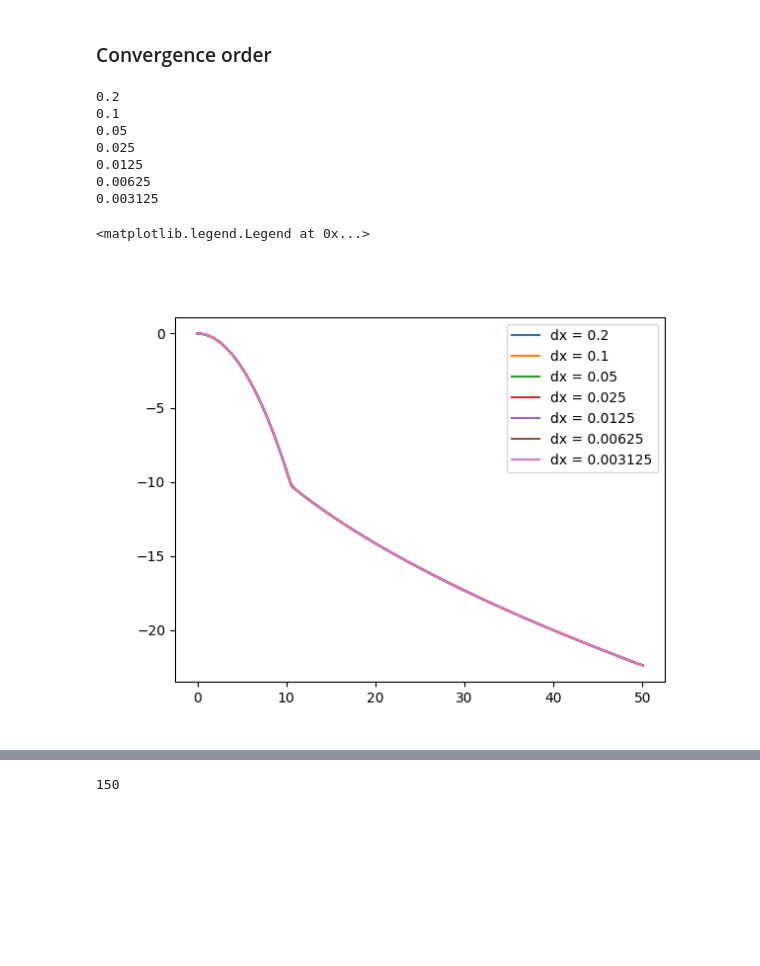
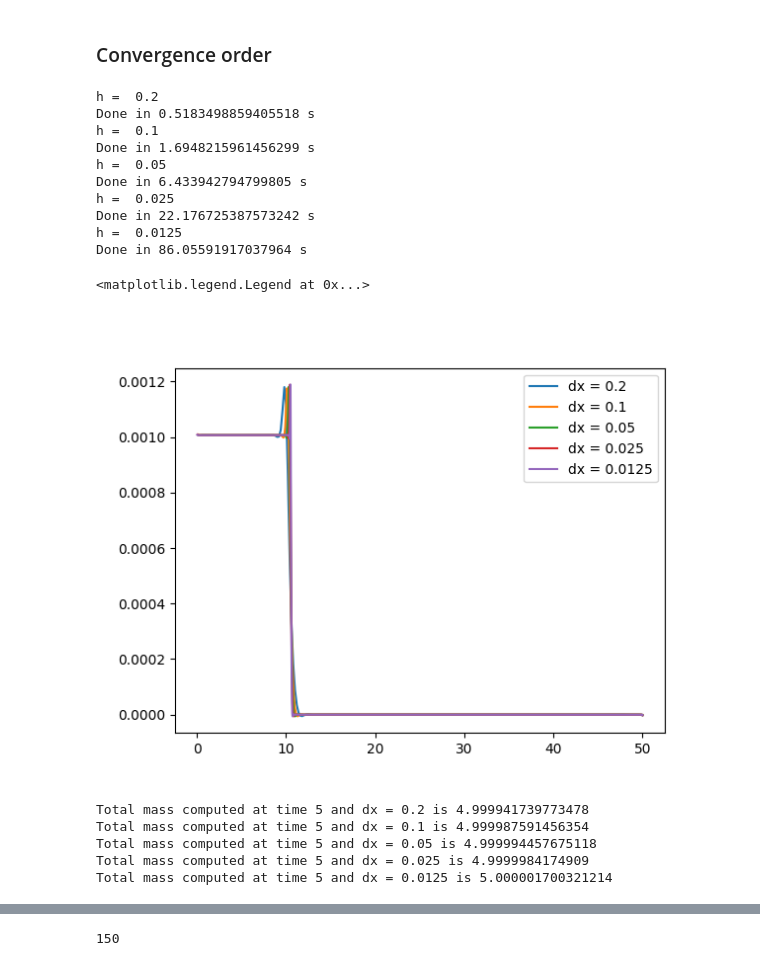
Before and after one commit to LoreCip/LQG-BH-Collapse, a Jupyter notebook: Notebooks/lqg_Beq.ipynb, the cells around one changed output, grey strips where cells are left out. Drawn from its saved outputs; the diff is of its cells as text; code cells hidden in the pictures; blank space fills up the shorter version.

```diff
--- a/Notebooks/lqg_Beq.ipynb
+++ b/Notebooks/lqg_Beq.ipynb
@@ -361,7 +361,7 @@ def SI_r3(j, u):
     return 0.5*(p1 + p2) + p3
 # %%
 @njit
-def CLF(u, xs, dx, fact = 0.45):
+def CLF(u, xs, dx, fact = 0.2):
     # Set dt using velocity of characteristics
     vel = xs * np.sin(u / xs/xs) * np.cos(u / xs/xs)
     v = np.max(np.array([-np.min(vel), np.max(vel)]))
@@ -404,7 +404,7 @@ r0 = 15
 
 xM = 50
 h = 1e-2
-t_max =  2
+t_max =  30
 
 if r == 2:
     nghost = 1
@@ -449,11 +449,12 @@ while t < t_max:
     #     Bs[:,0] = u_p[nghost:-nghost].copy()
     #     rhos[:,0] = der(x_phys**3 * np.sin(u[nghost:-nghost] / x_phys**2)**2, h) / (8 * np.pi * x_phys**2)
     # Update old storage variable
-    # if i != N_it - 1:
-    u_p = u.copy()
+    if t < t_max:
+        u_p = u.copy()
 
 Bs[:,1] = u[nghost:-nghost].copy()
-rhos[:,1] = der(x_phys**3 * np.sin(u[nghost:-nghost] / x_phys**2)**2, h) / (8 * np.pi * x_phys**2)
+rhos[:,1] = (u_p[nghost:-nghost] - u[nghost:-nghost]) / x_phys**2 / (4*np.pi*dt)
+            # der(x_phys**3 * np.sin(u[nghost:-nghost] / x_phys**2)**2, h) / (8 * np.pi * x_phys**2)
 # %%
 # def comp_der_loop_6(f, xs, h):
 #     f_x = np.zeros_like(f)
@@ -526,7 +527,7 @@ m = 5
 r0 = 15
 
 xM = 50
-n_div = 7
+n_div = 5
 h0 = 0.2
 hs = [h0 / 2**i for i in range(n_div)]
 t_max = 5
@@ -573,18 +574,25 @@ for k, h in enumerate(hs):
         # Compute derivative for next cycle
         fup = fp(u[nghost:-nghost], x_phys)
 
-        u_p = u.copy()
+        if t != t_max:
+            u_p = u.copy()
+
     print(f'Done in {time.time() - t1} s')
     saved[k] = {}
     saved[k]['dx'] = h
     saved[k]['x']  = x_phys
     saved[k]['t']  = t
     saved[k]['B']  = u[nghost:-nghost].copy()
+    saved[k]['rho_dx'] = der(x_phys**3 * np.sin(u[nghost:-nghost] / x_phys**2)**2, h) / (8 * np.pi * x_phys**2)
+    saved[k]['rho_dt'] = (u_p[nghost:-nghost] - u[nghost:-nghost]) / x_phys**2 / (4*np.pi*dt)
 # %% [output]
-0.2
-0.1
-0.05
-0.025
-0.0125
-0.00625
-0.003125
+h =  0.2
+Done in 0.5183498859405518 s
+h =  0.1
+Done in 1.6948215961456299 s
+h =  0.05
+Done in 6.433942794799805 s
+h =  0.025
+Done in 22.176725387573242 s
+h =  0.0125
+Done in 86.05591917037964 s
@@ -591,12 +603,28 @@ for k, h in enumerate(hs):
+# %%
+import pickle
+with open('results/weno_multipleRes.pickle', 'rb') as handle:
+    saved = pickle.load(handle)
 # %%
 fig = plt.figure()
 for k, h in enumerate(hs):
-    plt.plot(saved[k]['x'], saved[k]['B'], label = f"dx = {saved[k]['dx']}")
+    plt.plot(saved[k]['x'][3:], saved[k]['rho_dx'][3:], label = f"dx = {saved[k]['dx']}")
 
 plt.legend()
 # %% [output]
 <matplotlib.legend.Legend at 0x...>
-[figure, old version]
+[figure, new version]
+# %%
+from scipy.integrate import simps
+
+for k in range(n_div):
+    mass = 4*np.pi*simps(saved[k]['rho_dx']*saved[k]['x']*saved[k]['x'], saved[k]['x'])
+    print(f"Total mass computed at time {saved[k]['t']} and dx = {saved[k]['dx']} is {mass}")
+# %% [output]
+Total mass computed at time 5 and dx = 0.2 is 4.999941739773478
+Total mass computed at time 5 and dx = 0.1 is 4.999987591456354
+Total mass computed at time 5 and dx = 0.05 is 4.999994457675118
+Total mass computed at time 5 and dx = 0.025 is 4.9999984174909
+Total mass computed at time 5 and dx = 0.0125 is 5.000001700321214
 # %%
 Is = {}
 
```
Also changed, not shown: parts of 6 cells of this notebook, 9 other files.
